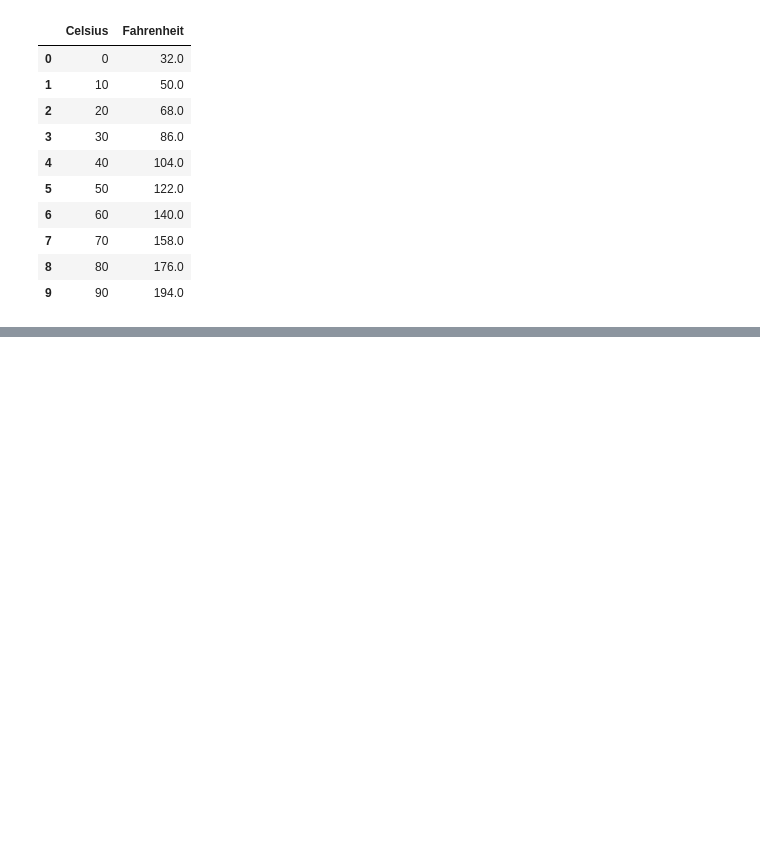
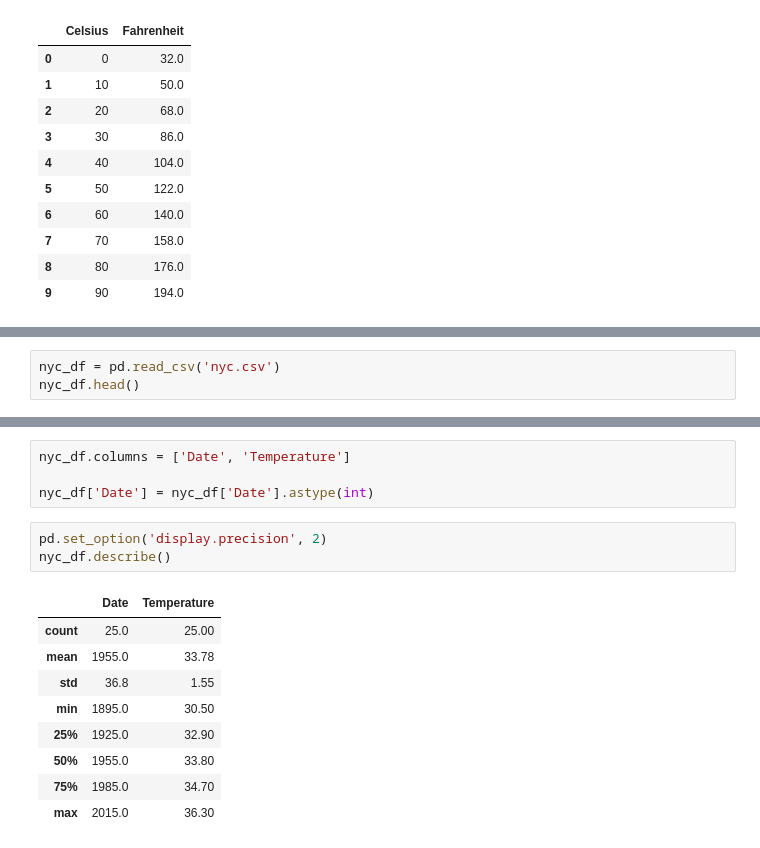
Before and after one commit to sabrouch36/datafun-07-ml, a Jupyter notebook: sabri_ml.ipynb, the cells around one changed output, grey strips where cells are left out. Saved outputs shown, nothing was run; the diff lists cells and outputs as text; blank space fills up the shorter version.

```diff
--- a/sabri_ml.ipynb
+++ b/sabri_ml.ipynb
@@ -35,0 +41,3 @@ plt.show()
+# %%
+nyc_df = pd.read_csv('nyc.csv')
+nyc_df.head()
@@ -35,0 +51,17 @@ plt.show()
+# %%
+nyc_df.columns = ['Date', 'Temperature']
+
+nyc_df['Date'] = nyc_df['Date'].astype(int)
+# %%
+pd.set_option('display.precision', 2)
+nyc_df.describe()
+# %% [output]
+|  | Date | Temperature |
+| count | 25.0 | 25.00 |
+| mean | 1955.0 | 33.78 |
+| std | 36.8 | 1.55 |
+| min | 1895.0 | 30.50 |
+| 25% | 1925.0 | 32.90 |
+| 50% | 1955.0 | 33.80 |
+| 75% | 1985.0 | 34.70 |
+| max | 2015.0 | 36.30 |
```
Also changed, not shown: parts of 7 cells of this notebook, 1 other file.
